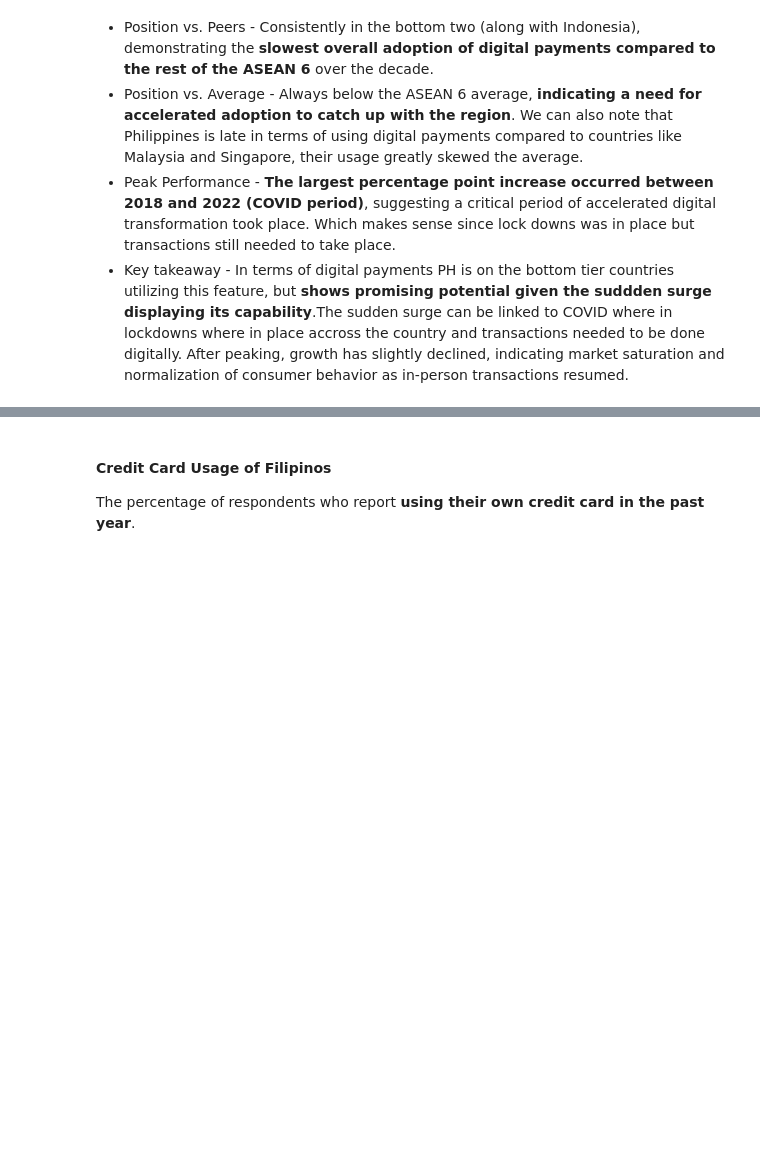
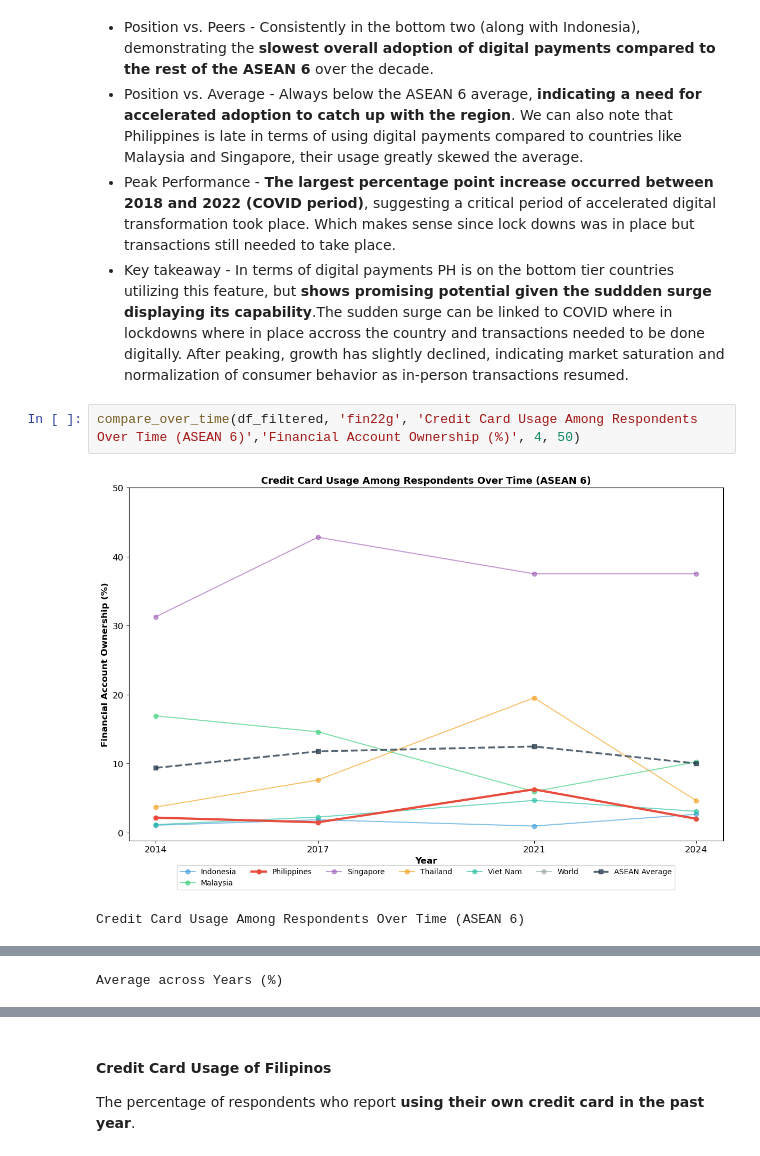
Before and after one commit to christianvibar/mab2115_finals, a Jupyter notebook: notebooks/draft/working_file_mab2115_finals_compiled_20251115_v2.ipynb, the cells around one changed output, grey strips where cells are left out. Drawn from its saved outputs; the diff is of its cells as text; blank space fills up the shorter version.

```diff
--- a/notebooks/draft/working_file_mab2115_finals_compiled_20251115_v2.ipynb
+++ b/notebooks/draft/working_file_mab2115_finals_compiled_20251115_v2.ipynb
@@ -1180,3 +1153,8 @@ plt.tight_layout()
 *  Position vs. Average	- Always below the ASEAN 6 average, **indicating a need for accelerated adoption to catch up with the region**. We can also note that Philippines is late in terms of using digital payments compared to countries like Malaysia and Singapore, their usage greatly skewed the average.
 *  Peak Performance - 	**The largest percentage point increase occurred between 2018 and 2022 (COVID period)**, suggesting a critical period of accelerated digital transformation took place. Which makes sense since lock downs was in place but transactions still needed to take place.
 *  Key takeaway - In terms of digital payments PH is on the bottom tier countries utilizing this feature, but **shows promising potential given the suddden surge displaying its capability**.The sudden surge can be linked to COVID where in lockdowns where in place accross the country and transactions needed to be done digitally. After peaking, growth has slightly declined, indicating market saturation and normalization of consumer behavior as in-person transactions resumed.
+# %%
+compare_over_time(df_filtered, 'fin22g', 'Credit Card Usage Among Respondents Over Time (ASEAN 6)','Financial Account Ownership (%)', 4, 50)
+# %% [output]
+[figure, added]
+Credit Card Usage Among Respondents Over Time (ASEAN 6)
@@ -1182,0 +1168 @@ plt.tight_layout()
+Average across Years (%)
```
Also changed, not shown: parts of 24 cells of this notebook, 1 other file.
